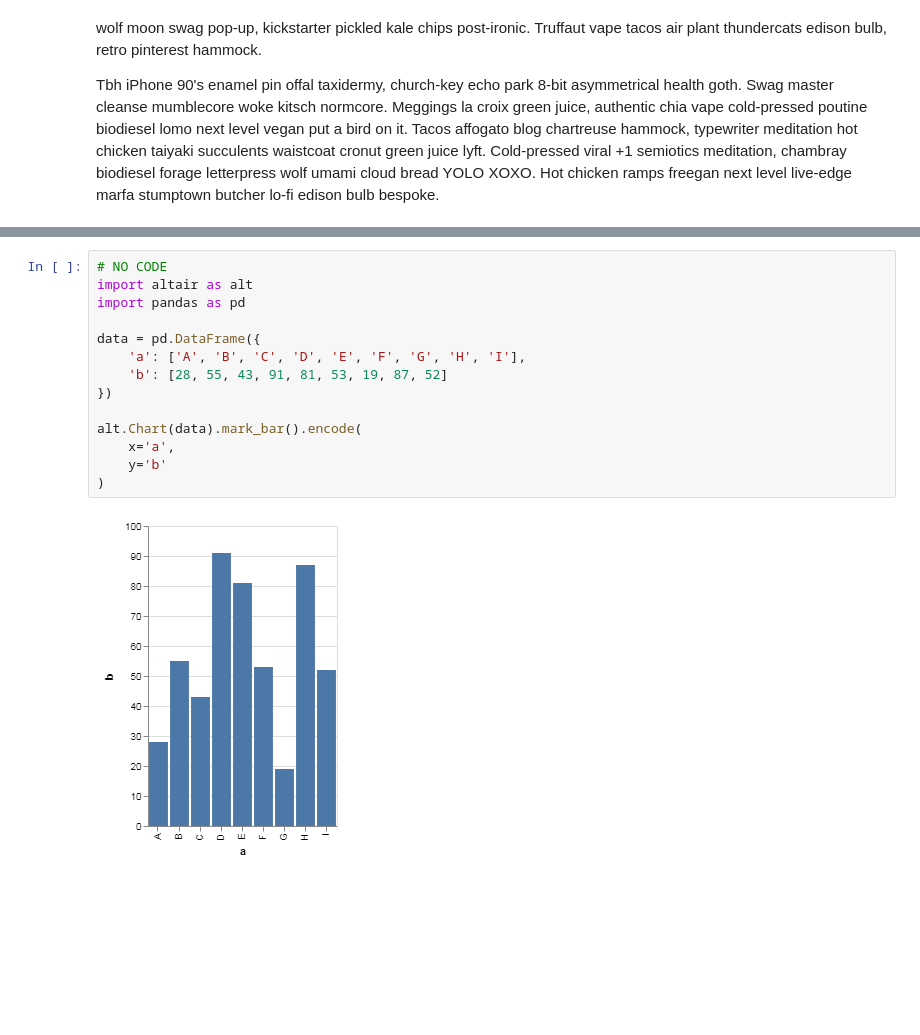
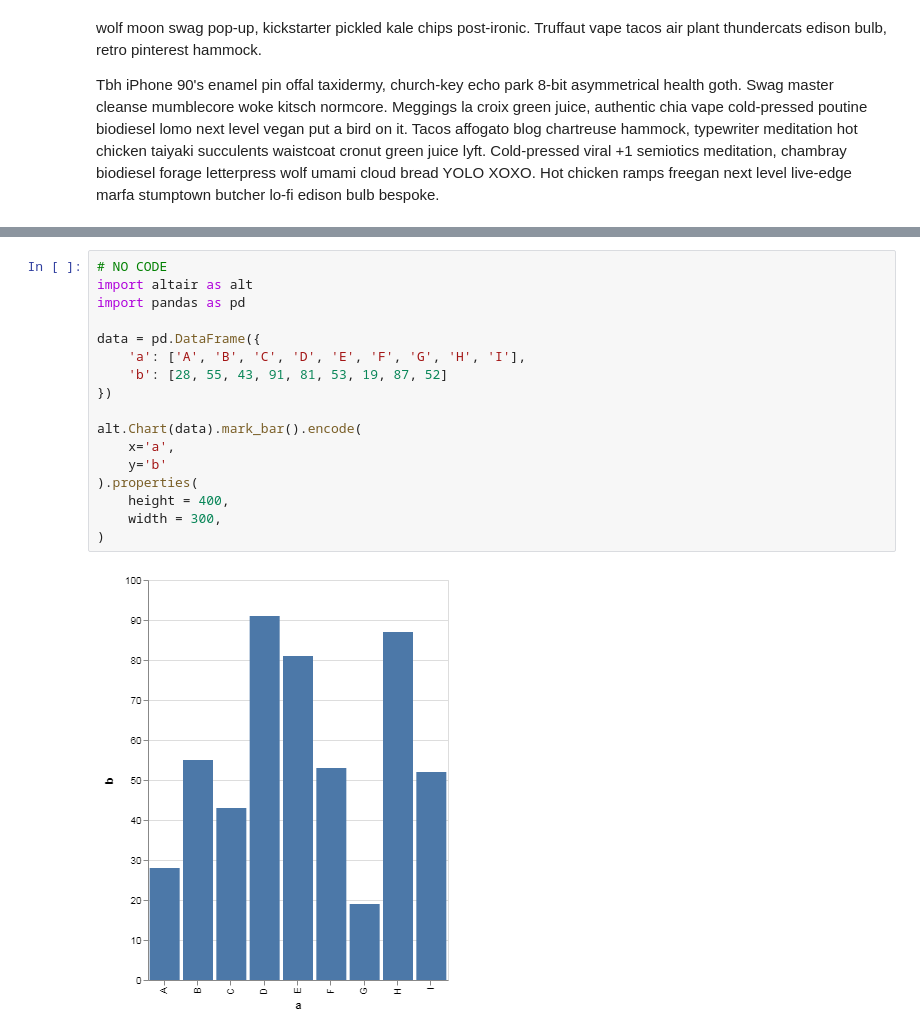
Before and after one commit to cimarron-io/guia-altair, a Jupyter notebook: content/section-01/chapters/03-los-clasicos.ipynb, the cells around one changed output, grey strips where cells are left out. Saved outputs shown, nothing was run; the diff lists cells and outputs as text; blank space fills up the shorter version.

```diff
--- a/content/section-01/chapters/03-los-clasicos.ipynb
+++ b/content/section-01/chapters/03-los-clasicos.ipynb
@@ -22,19 +25,22 @@ alt.Chart(cars).mark_circle(size=60).encode(
 # %%
 # NO CODE
 import altair as alt
 import pandas as pd
 
 data = pd.DataFrame({
     'a': ['A', 'B', 'C', 'D', 'E', 'F', 'G', 'H', 'I'],
     'b': [28, 55, 43, 91, 81, 53, 19, 87, 52]
 })
 
 alt.Chart(data).mark_bar().encode(
     x='a',
     y='b'
+).properties(
+    height = 400,
+    width = 300,
 )
 # %% [output]
-[figure, old version]
+[figure, new version]
 # %%
 # NO CODE
 import altair as alt
```
Also changed, not shown: parts of 3 cells of this notebook, 12 other files.
